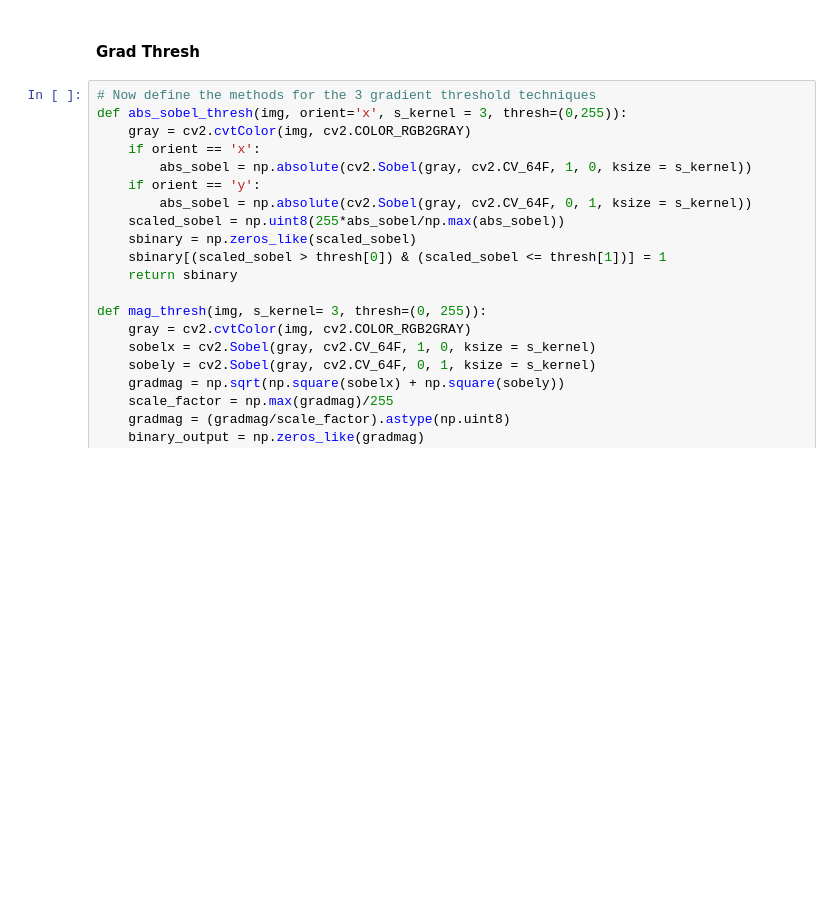
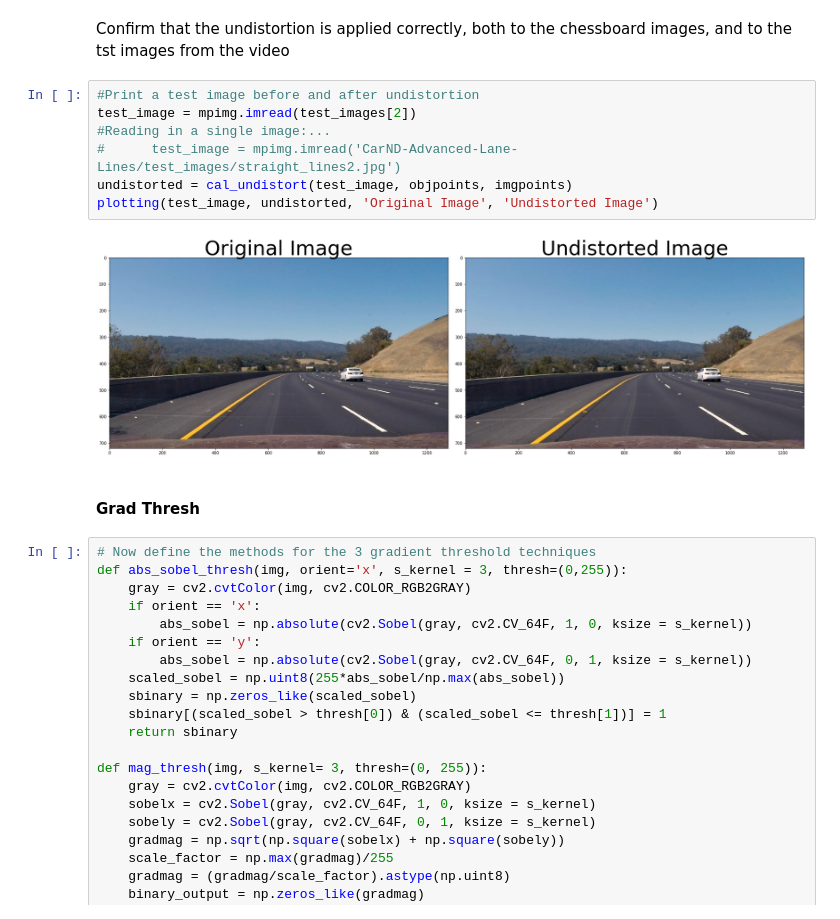
Before and after one commit to JPWILSON/Advanced_Lane_Finding, a Jupyter notebook: FindLinesAdvanced.ipynb, the cells around one changed output. Saved outputs shown, nothing was run; the diff lists cells and outputs as text; blank space fills up the shorter version.

```diff
--- a/FindLinesAdvanced.ipynb
+++ b/FindLinesAdvanced.ipynb
@@ -61,3 +53,14 @@ plotting(test_image, undistorted, 'Original Image here:', 'undistorted')
+# %% [markdown]
+Confirm that the undistortion is applied correctly, both to the chessboard images, and to the tst images from the video
+# %%
+#Print a test image before and after undistortion
+test_image = mpimg.imread(test_images[2])
+#Reading in a single image:...
+#      test_image = mpimg.imread('CarND-Advanced-Lane-Lines/test_images/straight_lines2.jpg')
+undistorted = cal_undistort(test_image, objpoints, imgpoints)
+plotting(test_image, undistorted, 'Original Image', 'Undistorted Image')
+# %% [output]
+[figure, added]
 # %% [markdown]
 #### Grad Thresh
 # %%
```
Also changed, not shown: parts of 5 cells of this notebook.
